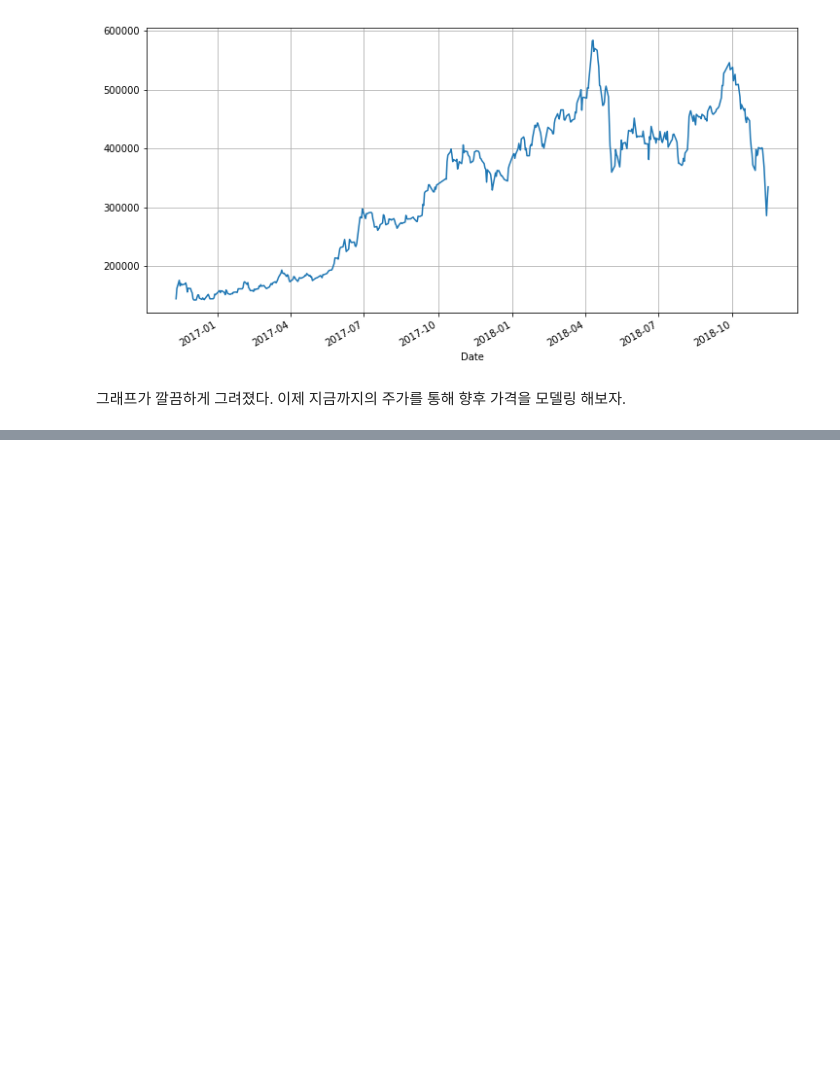
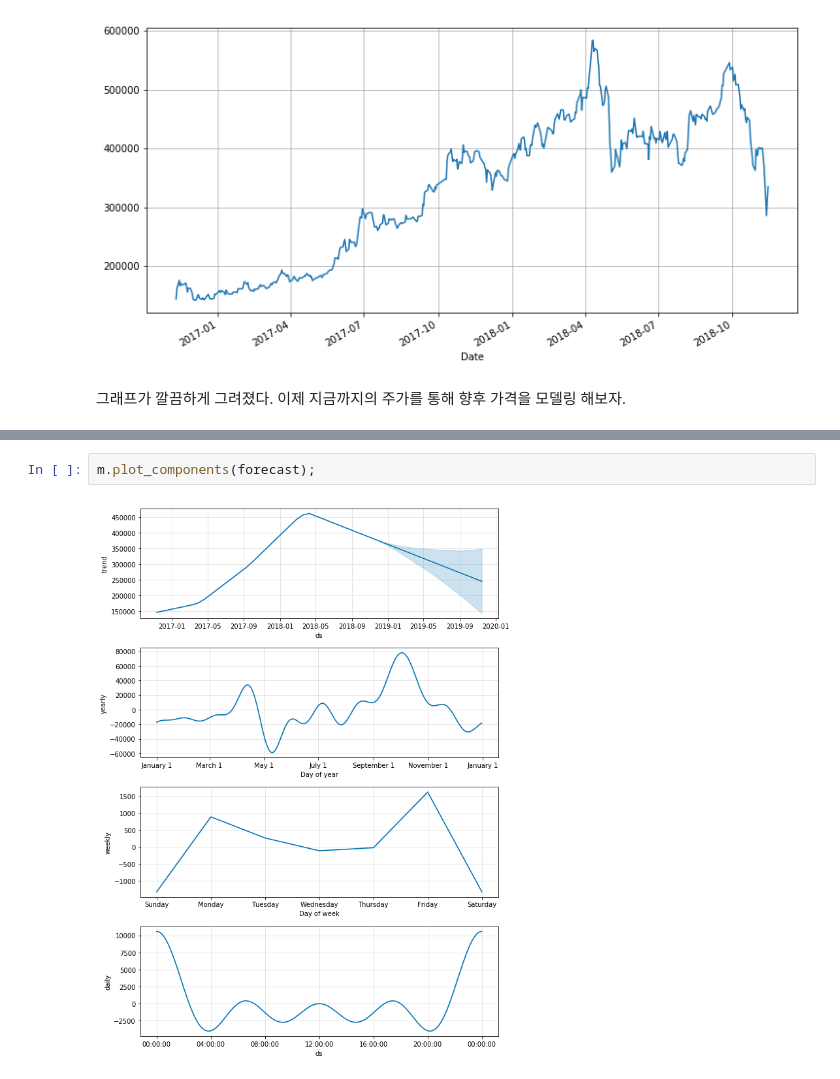
Before and after one commit to py-yoon/Python, a Jupyter notebook: SB.ipynb, the cells around one changed output, grey strips where cells are left out. Drawn from its saved outputs; the diff is of its cells as text; blank space fills up the shorter version.

```diff
--- a/SB.ipynb
+++ b/SB.ipynb
@@ -47,0 +95,4 @@ AttributeError: module 'pandas' has no attribute 'dataframe'
+# %%
+m.plot_components(forecast);
+# %% [output]
+[figure, added]
```
Also changed, not shown: parts of 7 cells of this notebook.
